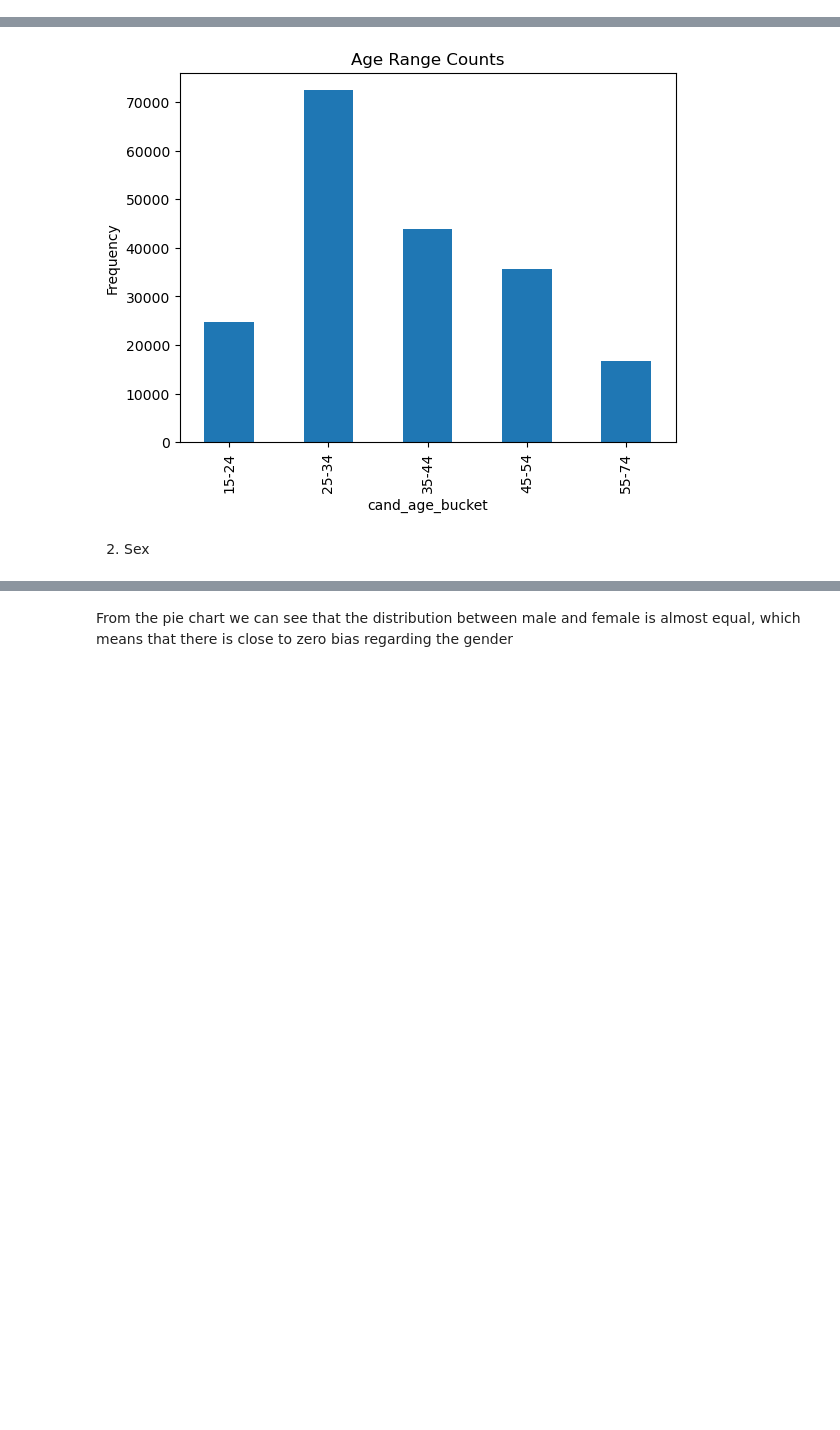
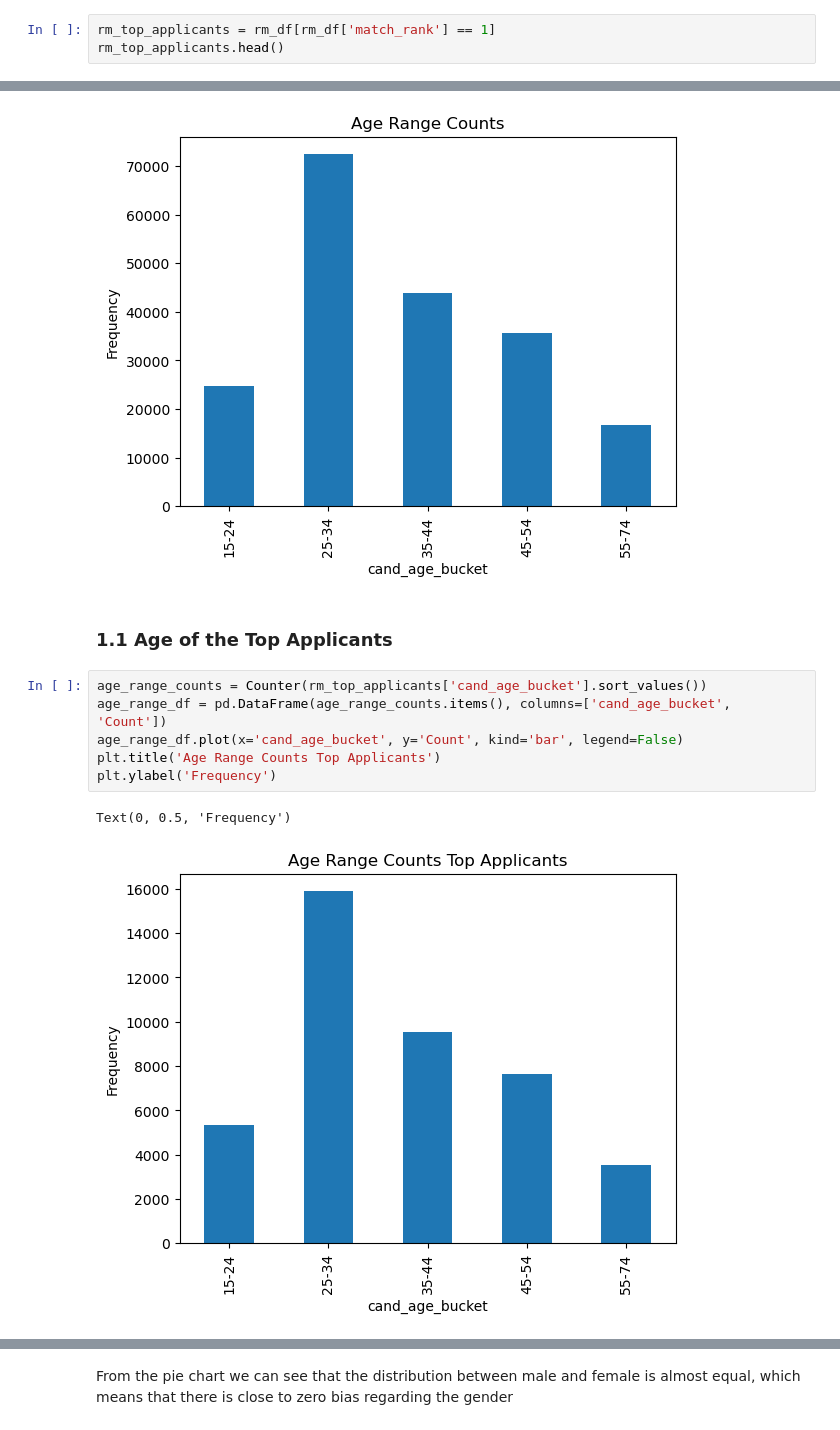
Before and after one commit to baicheto/AI_In_Industry, a Jupyter notebook: Reverse_Matching.ipynb, the cells around one changed output, grey strips where cells are left out. Cells and saved outputs as stored; diff of their text form; blank space fills up the shorter version.

```diff
--- a/Reverse_Matching.ipynb
+++ b/Reverse_Matching.ipynb
@@ -101,0 +84,3 @@ Irrelevant columns
+# %%
+rm_top_applicants = rm_df[rm_df['match_rank'] == 1]
+rm_top_applicants.head()
@@ -113,5 +113,14 @@ plt.ylabel('Frequency')
 # %% [output]
 Text(0, 0.5, 'Frequency')
 [figure]
-# %% [markdown]
-2. Sex
+# %% [markdown]
+### 1.1 Age of the Top Applicants
+# %%
+age_range_counts = Counter(rm_top_applicants['cand_age_bucket'].sort_values())
+age_range_df = pd.DataFrame(age_range_counts.items(), columns=['cand_age_bucket', 'Count'])
+age_range_df.plot(x='cand_age_bucket', y='Count', kind='bar', legend=False)
+plt.title('Age Range Counts Top Applicants')
+plt.ylabel('Frequency')
+# %% [output]
+Text(0, 0.5, 'Frequency')
+[figure, added]
```
Also changed, not shown: parts of 176 cells of this notebook.
